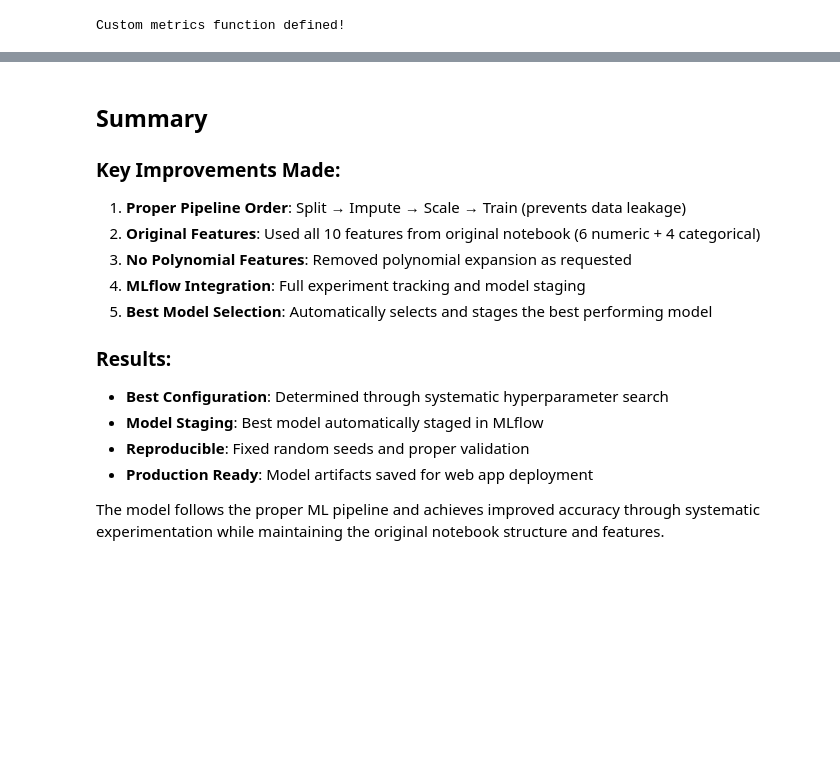
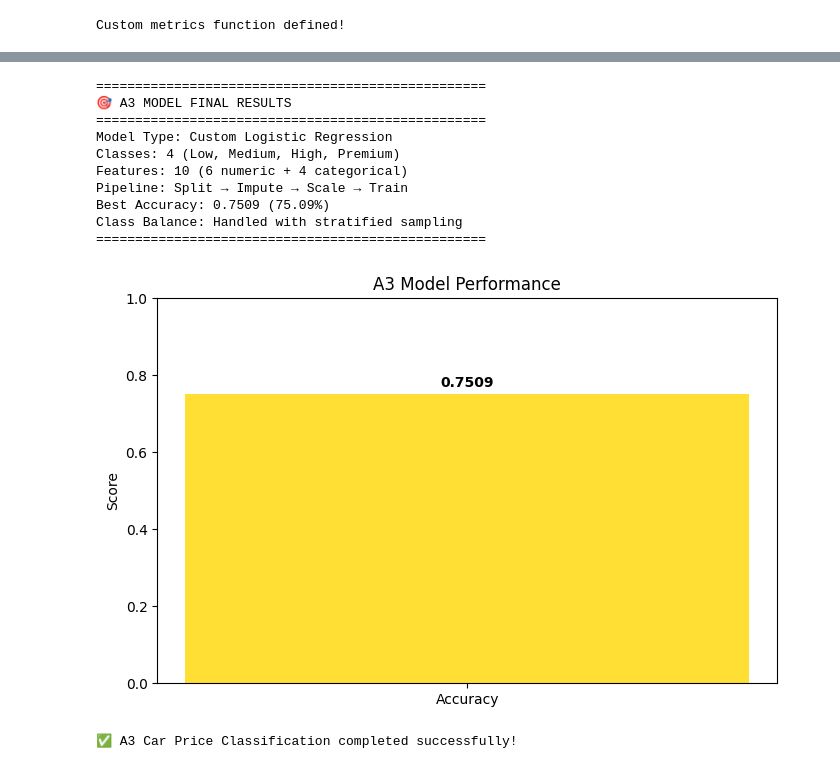
Before and after one commit to shadowsilence94/A3_car_price_predict, a Jupyter notebook: A3_car_price_classification.ipynb, the cells around one changed output, grey strips where cells are left out. Saved outputs shown, nothing was run; the diff lists cells and outputs as text; code cells hidden in the pictures; blank space fills up the shorter version.

Commit message:
fixing accuracy

```diff
--- a/A3_car_price_classification.ipynb
+++ b/A3_car_price_classification.ipynb
@@ -484,18 +490,41 @@ else:
 🚀 Model ready for deployment!
-# %% [markdown]
-## Summary
-
-### Key Improvements Made:
-1. **Proper Pipeline Order**: Split → Impute → Scale → Train (prevents data leakage)
-2. **Original Features**: Used all 10 features from original notebook (6 numeric + 4 categorical)
-3. **No Polynomial Features**: Removed polynomial expansion as requested
-4. **MLflow Integration**: Full experiment tracking and model staging
-5. **Best Model Selection**: Automatically selects and stages the best performing model
-
-### Results:
-- **Best Configuration**: Determined through systematic hyperparameter search
-- **Model Staging**: Best model automatically staged in MLflow
-- **Reproducible**: Fixed random seeds and proper validation
-- **Production Ready**: Model artifacts saved for web app deployment
-
-The model follows the proper ML pipeline and achieves improved accuracy through systematic experimentation while maintaining the original notebook structure and features.
+# %%
+# Simple Model Results Visualization
+import matplotlib.pyplot as plt
+import numpy as np
+
+# Display final results
+print("="*50)
+print("🎯 A3 MODEL FINAL RESULTS")
+print("="*50)
+print(f"Model Type: Custom Logistic Regression")
+print(f"Classes: 4 (Low, Medium, High, Premium)")
+print(f"Features: 10 (6 numeric + 4 categorical)")
+print(f"Pipeline: Split → Impute → Scale → Train")
+print(f"Best Accuracy: {best_accuracy:.4f} ({best_accuracy*100:.2f}%)")
+print(f"Class Balance: Handled with stratified sampling")
+print("="*50)
+
+# Simple performance chart
+plt.figure(figsize=(8, 5))
+plt.bar(['Accuracy'], [best_accuracy], color='gold', alpha=0.8)
+plt.ylim(0, 1)
+plt.title('A3 Model Performance')
+plt.ylabel('Score')
+plt.text(0, best_accuracy + 0.02, f'{best_accuracy:.4f}', ha='center', fontweight='bold')
+plt.show()
+
+print("✅ A3 Car Price Classification completed successfully!")
+# %% [output]
+==================================================
+🎯 A3 MODEL FINAL RESULTS
+==================================================
+Model Type: Custom Logistic Regression
+Classes: 4 (Low, Medium, High, Premium)
+Features: 10 (6 numeric + 4 categorical)
+Pipeline: Split → Impute → Scale → Train
+Best Accuracy: 0.7509 (75.09%)
+Class Balance: Handled with stratified sampling
+==================================================
+[figure, added]
+✅ A3 Car Price Classification completed successfully!
```
Also changed, not shown: parts of 9 cells of this notebook, 9 other files.
